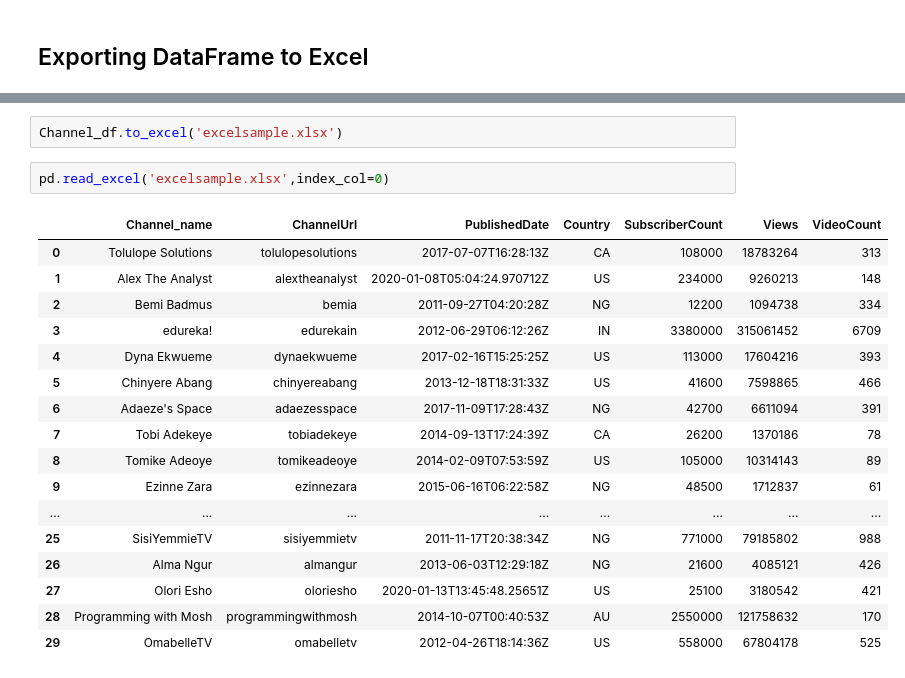
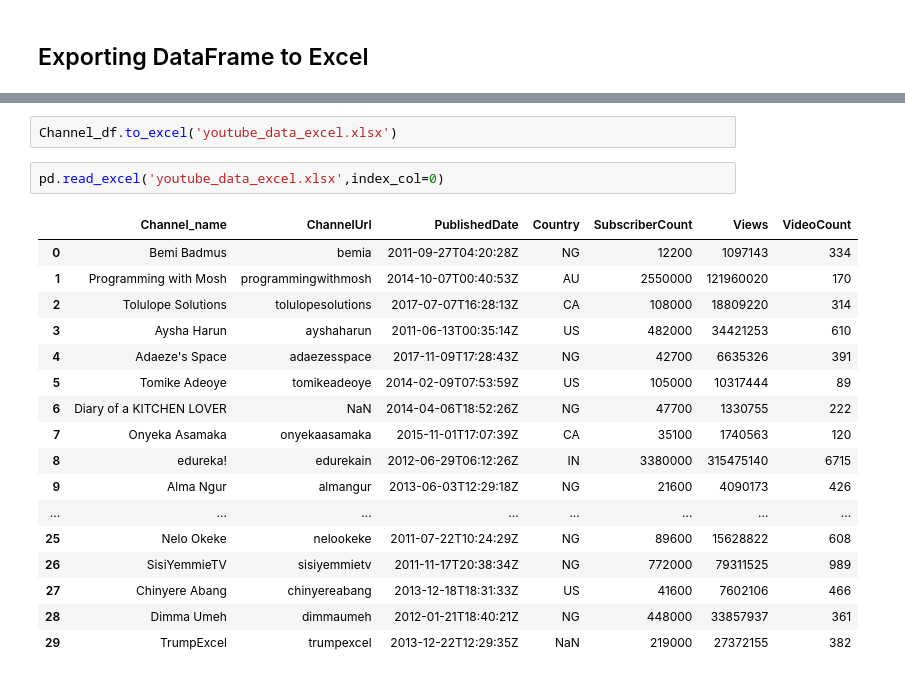
Before and after one commit to mariamariya/Youtube-Channel-Statistics, a Jupyter notebook: Youtube Analysis.ipynb, the cells around one changed output, grey strips where cells are left out. Cells and saved outputs as stored; diff of their text form.

```diff
--- a/Youtube Analysis.ipynb
+++ b/Youtube Analysis.ipynb
@@ -167,22 +167,22 @@ Note: you may need to restart the kernel to use updated packages.
 # %%
-Channel_df.to_excel('excelsample.xlsx')
+Channel_df.to_excel('youtube_data_excel.xlsx')
 # %%
-pd.read_excel('excelsample.xlsx',index_col=0)
+pd.read_excel('youtube_data_excel.xlsx',index_col=0)
 # %% [output]
 |  | Channel_name | ChannelUrl | PublishedDate | Country | SubscriberCount | Views | VideoCount |
-| 0 | Tolulope Solutions | tolulopesolutions | 2017-07-07T16:28:13Z | CA | 108000 | 18783264 | 313 |
-| 1 | Alex The Analyst | alextheanalyst | 2020-01-08T05:04:24.970712Z | US | 234000 | 9260213 | 148 |
-| 2 | Bemi Badmus | bemia | 2011-09-27T04:20:28Z | NG | 12200 | 1094738 | 334 |
-| 3 | edureka! | edurekain | 2012-06-29T06:12:26Z | IN | 3380000 | 315061452 | 6709 |
-| 4 | Dyna Ekwueme | dynaekwueme | 2017-02-16T15:25:25Z | US | 113000 | 17604216 | 393 |
-| 5 | Chinyere Abang | chinyereabang | 2013-12-18T18:31:33Z | US | 41600 | 7598865 | 466 |
-| 6 | Adaeze's Space | adaezesspace | 2017-11-09T17:28:43Z | NG | 42700 | 6611094 | 391 |
-| 7 | Tobi Adekeye | tobiadekeye | 2014-09-13T17:24:39Z | CA | 26200 | 1370186 | 78 |
-| 8 | Tomike Adeoye | tomikeadeoye | 2014-02-09T07:53:59Z | US | 105000 | 10314143 | 89 |
-| 9 | Ezinne Zara | ezinnezara | 2015-06-16T06:22:58Z | NG | 48500 | 1712837 | 61 |
+| 0 | Bemi Badmus | bemia | 2011-09-27T04:20:28Z | NG | 12200 | 1097143 | 334 |
+| 1 | Programming with Mosh | programmingwithmosh | 2014-10-07T00:40:53Z | AU | 2550000 | 121960020 | 170 |
+| 2 | Tolulope Solutions | tolulopesolutions | 2017-07-07T16:28:13Z | CA | 108000 | 18809220 | 314 |
+| 3 | Aysha Harun | ayshaharun | 2011-06-13T00:35:14Z | US | 482000 | 34421253 | 610 |
+| 4 | Adaeze's Space | adaezesspace | 2017-11-09T17:28:43Z | NG | 42700 | 6635326 | 391 |
+| 5 | Tomike Adeoye | tomikeadeoye | 2014-02-09T07:53:59Z | US | 105000 | 10317444 | 89 |
+| 6 | Diary of a KITCHEN LOVER | NaN | 2014-04-06T18:52:26Z | NG | 47700 | 1330755 | 222 |
+| 7 | Onyeka Asamaka | onyekaasamaka | 2015-11-01T17:07:39Z | CA | 35100 | 1740563 | 120 |
+| 8 | edureka! | edurekain | 2012-06-29T06:12:26Z | IN | 3380000 | 315475140 | 6715 |
+| 9 | Alma Ngur | almangur | 2013-06-03T12:29:18Z | NG | 21600 | 4090173 | 426 |
 | ... | ... | ... | ... | ... | ... | ... | ... |
-| 25 | SisiYemmieTV | sisiyemmietv | 2011-11-17T20:38:34Z | NG | 771000 | 79185802 | 988 |
-| 26 | Alma Ngur | almangur | 2013-06-03T12:29:18Z | NG | 21600 | 4085121 | 426 |
-| 27 | Olori Esho | oloriesho | 2020-01-13T13:45:48.25651Z | US | 25100 | 3180542 | 421 |
-| 28 | Programming with Mosh | programmingwithmosh | 2014-10-07T00:40:53Z | AU | 2550000 | 121758632 | 170 |
-| 29 | OmabelleTV | omabelletv | 2012-04-26T18:14:36Z | US | 558000 | 67804178 | 525 |
+| 25 | Nelo Okeke | nelookeke | 2011-07-22T10:24:29Z | NG | 89600 | 15628822 | 608 |
+| 26 | SisiYemmieTV | sisiyemmietv | 2011-11-17T20:38:34Z | NG | 772000 | 79311525 | 989 |
+| 27 | Chinyere Abang | chinyereabang | 2013-12-18T18:31:33Z | US | 41600 | 7602106 | 466 |
+| 28 | Dimma Umeh | dimmaumeh | 2012-01-21T18:40:21Z | NG | 448000 | 33857937 | 361 |
+| 29 | TrumpExcel | trumpexcel | 2013-12-22T12:29:35Z | NaN | 219000 | 27372155 | 382 |
```
Also changed, not shown: parts of 4 cells of this notebook.
